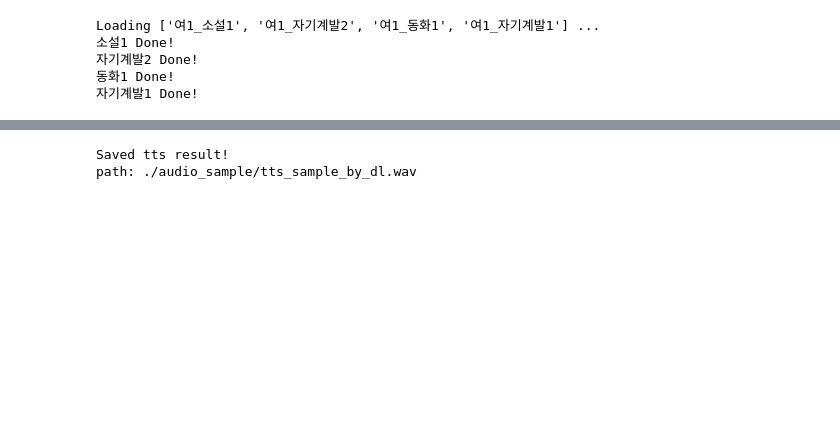
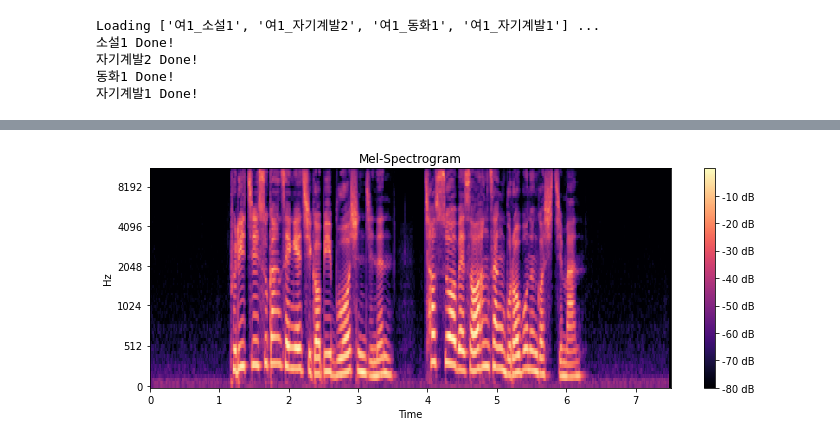
Before and after one commit to fidabspd/tts, a Jupyter notebook: tts_test.ipynb, the cells around one changed output, grey strips where cells are left out. Saved outputs shown, nothing was run; the diff lists cells and outputs as text; code cells hidden in the pictures; blank space fills up the shorter version.

```diff
--- a/tts_test.ipynb
+++ b/tts_test.ipynb
@@ -63,5 +104,0 @@ mel_pred = mel_pred_batch[5]
-# %%
-save_tts_result(mel_pred, './audio_sample/tts_sample_by_dl.wav')
-# %% [output]
-Saved tts result!
-path: ./audio_sample/tts_sample_by_dl.wav
@@ -67,0 +107,20 @@ path: ./audio_sample/tts_sample_by_dl.wav
+# %%
+import librosa
+import librosa.display
+
+def show_mel(mel):
+    plt.figure(figsize=(10, 4))
+    librosa.display.specshow(librosa.power_to_db(mel, ref=np.max), y_axis='mel', sr=cf.SR, hop_length=cf.HOP_LENGTH, x_axis='time')
+    plt.colorbar(format='%+2.0f dB')
+    plt.title('Mel-Spectrogram')
+    plt.tight_layout()
+    plt.show()
+# %%
+i = 5
+
+mel_true = batch['mel'][i].detach().cpu().numpy().T
+mel_pred = mel_pred_batch[i]
+# %%
+show_mel(mel_true)
+# %% [output]
+[figure, added]
```
Also changed, not shown: parts of 20 cells of this notebook, 1 other file.
